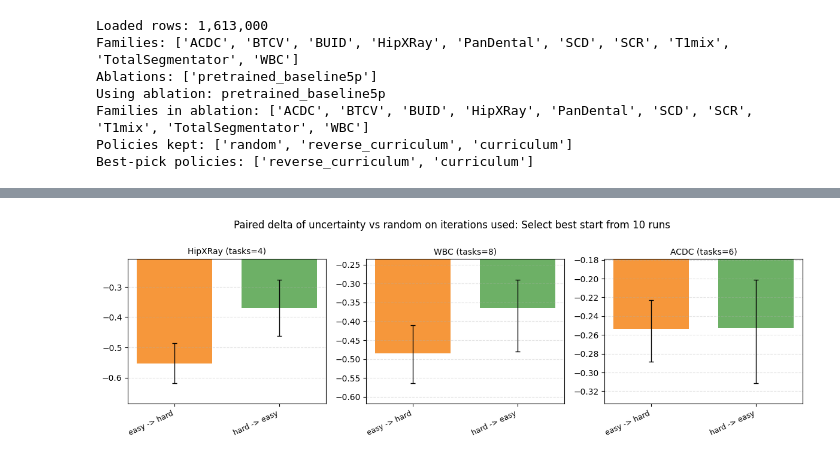
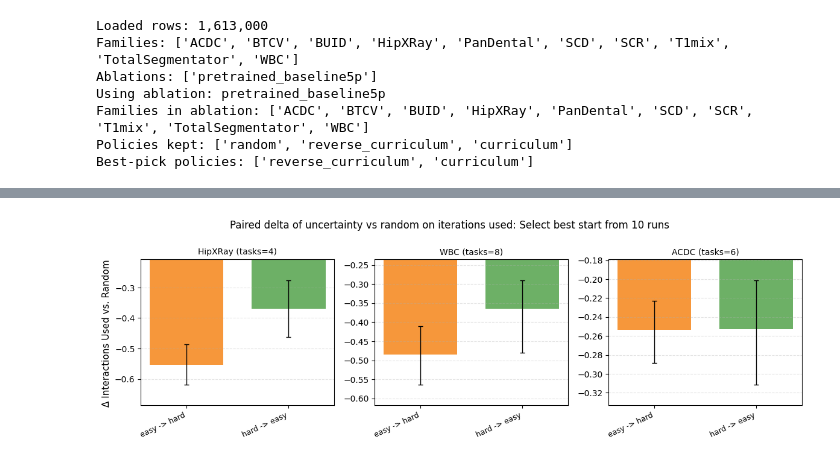
Before and after one commit to TsukkiGia/mvseg-ordering, a Jupyter notebook: notebooks/procedure_policy_bar_grid_best_per_subset.ipynb, the cells around one changed output, grey strips where cells are left out. Drawn from its saved outputs; the diff is of its cells as text; code cells hidden in the pictures.

```diff
--- a/notebooks/procedure_policy_bar_grid_best_per_subset.ipynb
+++ b/notebooks/procedure_policy_bar_grid_best_per_subset.ipynb
@@ -399,6 +399,8 @@ def plot_dataset_bar_grid(summary_df: pd.DataFrame) -> None:
     global_hi = float(summary_df['ci_hi'].max())
     global_span = max(global_hi - global_lo, 1e-8)
     global_pad = ZOOM_PAD_FRAC * global_span
+    y_label = f'Δ Interactions Used vs. Random'
+    fig.supylabel(y_label, fontsize=11, x=0.02)
 
     for i, family in enumerate(['HipXRay', 'WBC', 'ACDC']):
         ax = axes_flat[i]
@@ -448,31 +450,31 @@ def plot_dataset_bar_grid(summary_df: pd.DataFrame) -> None:
 
     metric_name = str(summary_df['metric'].iloc[0])
     ablation_name = str(summary_df['ablation'].iloc[0])
     if DELTA_VS_RANDOM:
         title = (
             f"Paired delta of uncertainty vs random on {metric_name.replace('_', ' ')}: "
             f"Select best start from 10 runs"
         )
     else:
         title = (
             f"{metric_name} (best-per-subset uncertainty): "
             f"hierarchical bootstrap mean/CI by policy ({PROCEDURE}, {ablation_name})"
         )
 
     fig.suptitle(title, fontsize=12, y=0.995)
     fig.tight_layout()
 
     if SAVE_FIG:
         FIG_DIR.mkdir(parents=True, exist_ok=True)
         mode_tag = 'paired_delta' if DELTA_VS_RANDOM else 'absolute'
         zoom_tag = zoom_mode
         out_path = FIG_DIR / f"{PROCEDURE.replace('/', '_')}_{ablation_name}_{metric_name}_best_subset_{mode_tag}_{zoom_tag}_bar_grid.png"
         fig.savefig(out_path, dpi=180, bbox_inches='tight')
         print(f'saved: {out_path}')
 
     plt.show()
 
 
 plot_dataset_bar_grid(summary_df)
 # %% [output]
-[figure, old version]
+[figure, new version]
```
Also changed, not shown: 1 other file.
